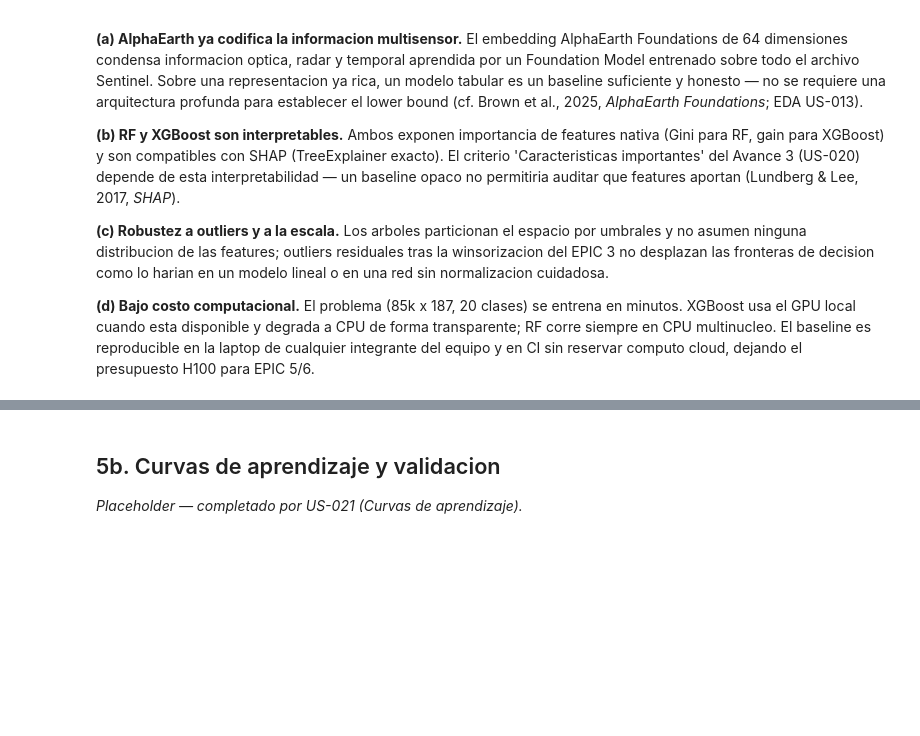
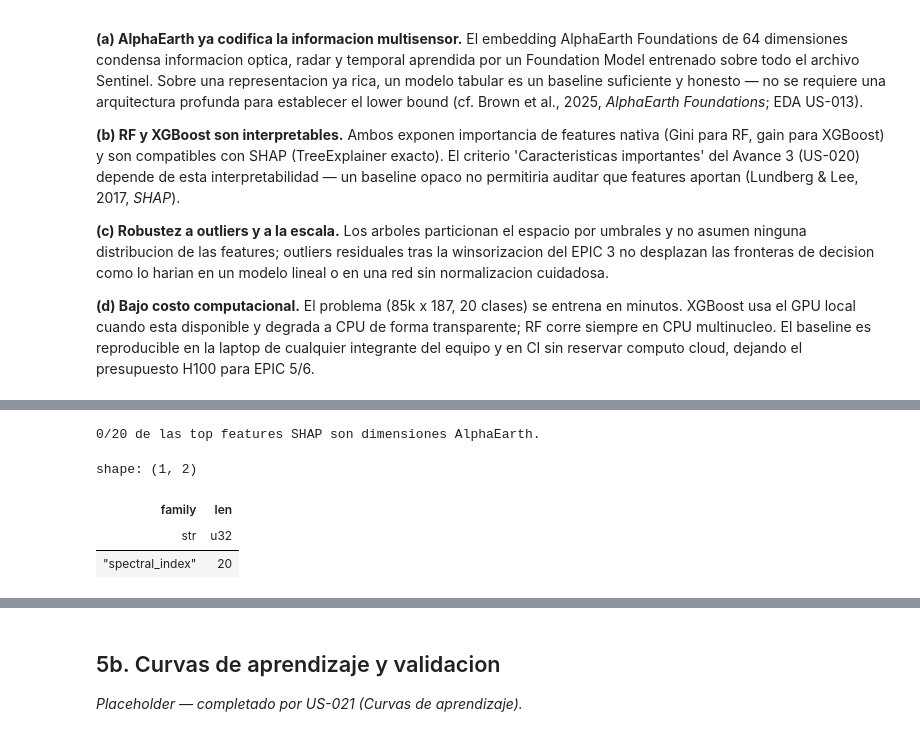
Before and after one commit to ArthurZizumbo/agrosat-copilot, a Jupyter notebook: notebooks/04_baseline.ipynb, the cells around one changed output, grey strips where cells are left out. Saved outputs shown, nothing was run; the diff lists cells and outputs as text; code cells hidden in the pictures; blank space fills up the shorter version.

```diff
--- a/notebooks/04_baseline.ipynb
+++ b/notebooks/04_baseline.ipynb
@@ -105,0 +261,24 @@ _Placeholder — completado por US-020 (Feature importance + SHAP)._
+# %%
+# Conteo por familia y conclusion cuantificada (AC-4).
+family_counts = (
+    dominance.group_by('family').len()
+    .sort('len', descending=True)
+)
+n_alphaearth = int(
+    dominance.filter(pl.col('family') == 'alphaearth').height
+)
+top_ae = (
+    dominance.filter(pl.col('family') == 'alphaearth')['feature']
+    .to_list()[:3]
+)
+print(f'{n_alphaearth}/20 de las top features SHAP son '
+      f'dimensiones AlphaEarth.')
+if top_ae:
+    print(f'Lideran: ' + ', '.join(top_ae))
+family_counts
+# %% [output]
+0/20 de las top features SHAP son dimensiones AlphaEarth.
+shape: (1, 2)
+| family | len |
+| str | u32 |
+| "spectral_index" | 20 |
```
Also changed, not shown: parts of 18 cells of this notebook, 19 other files.
